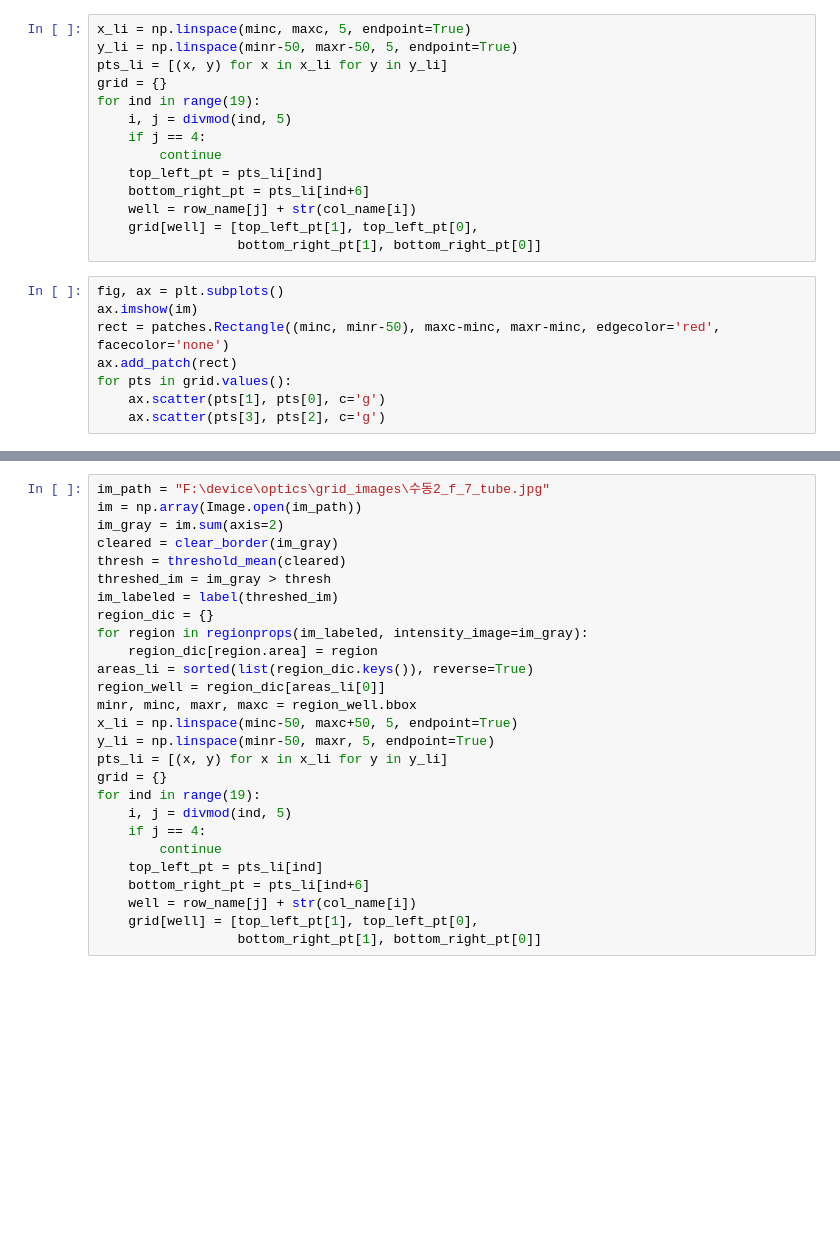
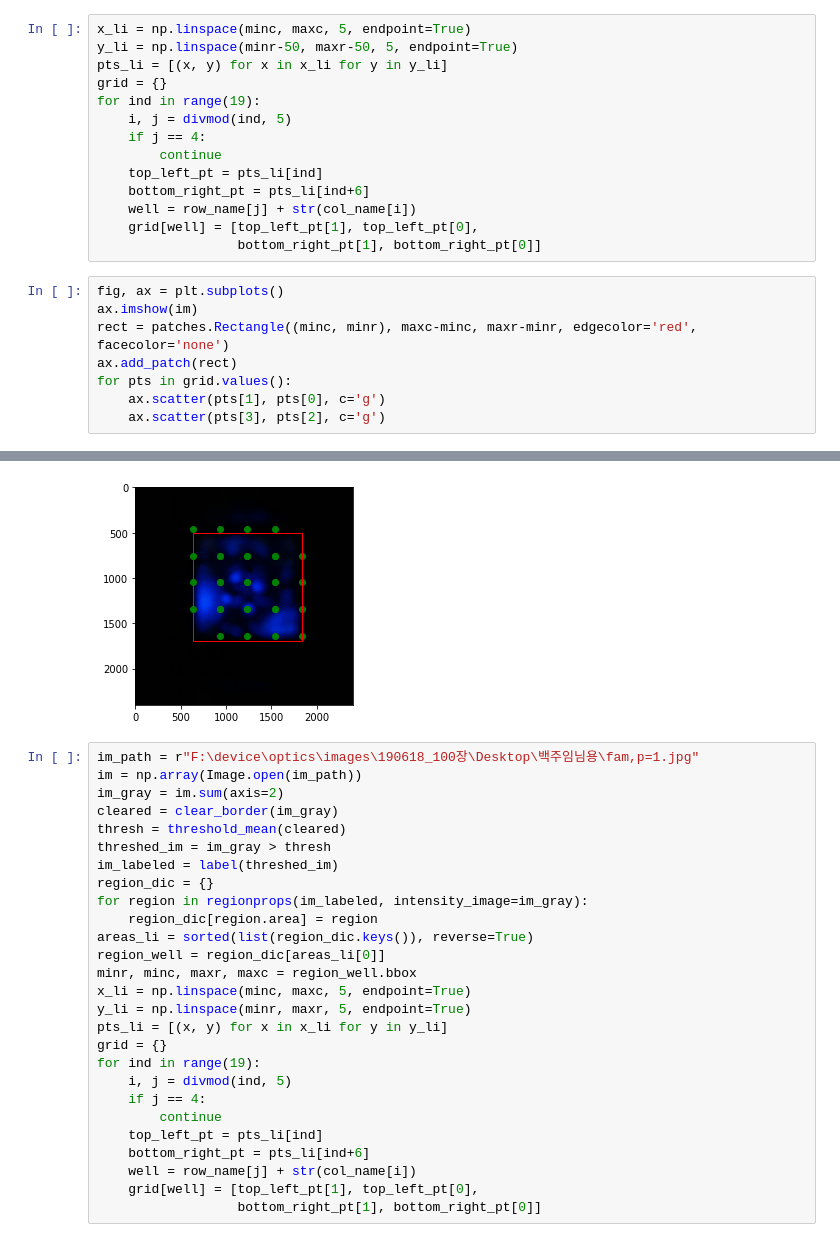
Before and after one commit to ympaik87/rfu_proto, a Jupyter notebook: grid_image_processing.ipynb, the cells around one changed output, grey strips where cells are left out. Cells and saved outputs as stored; diff of their text form; blank space fills up the shorter version.

```diff
--- a/grid_image_processing.ipynb
+++ b/grid_image_processing.ipynb
@@ -96,7 +81,7 @@ for ind in range(19):
 # %%
 fig, ax = plt.subplots()
 ax.imshow(im)
-rect = patches.Rectangle((minc, minr-50), maxc-minc, maxr-minc, edgecolor='red', facecolor='none')
+rect = patches.Rectangle((minc, minr), maxc-minc, maxr-minr, edgecolor='red', facecolor='none')
 ax.add_patch(rect)
 for pts in grid.values():
     ax.scatter(pts[1], pts[0], c='g')
@@ -107,5 +90,6 @@ for pts in grid.values():
+[figure, added]
 # %%
-im_path = "F:\device\optics\grid_images\수동2_f_7_tube.jpg"
+im_path = r"F:\device\optics\images\190618_100장\Desktop\백주임님용\fam,p=1.jpg"
 im = np.array(Image.open(im_path))
 im_gray = im.sum(axis=2)
 cleared = clear_border(im_gray)
@@ -118,8 +102,8 @@ for region in regionprops(im_labeled, intensity_image=im_gray):
 areas_li = sorted(list(region_dic.keys()), reverse=True)
 region_well = region_dic[areas_li[0]]
 minr, minc, maxr, maxc = region_well.bbox
-x_li = np.linspace(minc-50, maxc+50, 5, endpoint=True)
-y_li = np.linspace(minr-50, maxr, 5, endpoint=True)
+x_li = np.linspace(minc, maxc, 5, endpoint=True)
+y_li = np.linspace(minr, maxr, 5, endpoint=True)
 pts_li = [(x, y) for x in x_li for y in y_li]
 grid = {}
 for ind in range(19):
```
Also changed, not shown: parts of 16 cells of this notebook, 13 other files.
